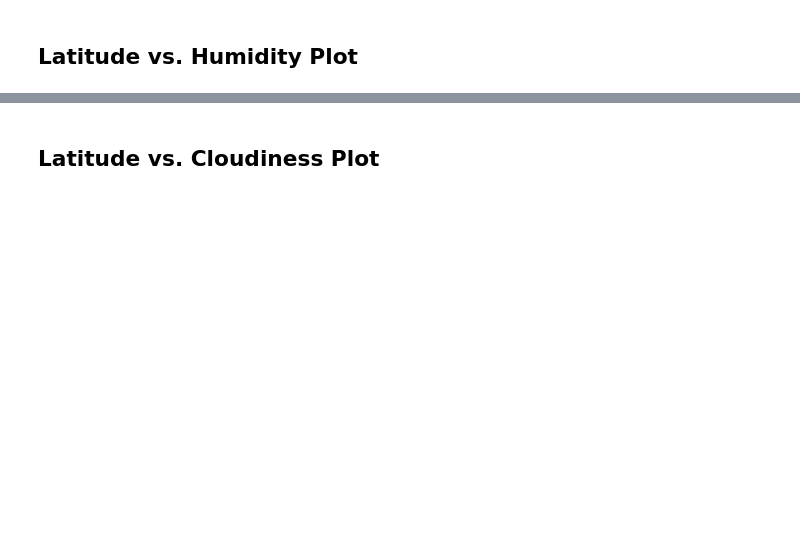
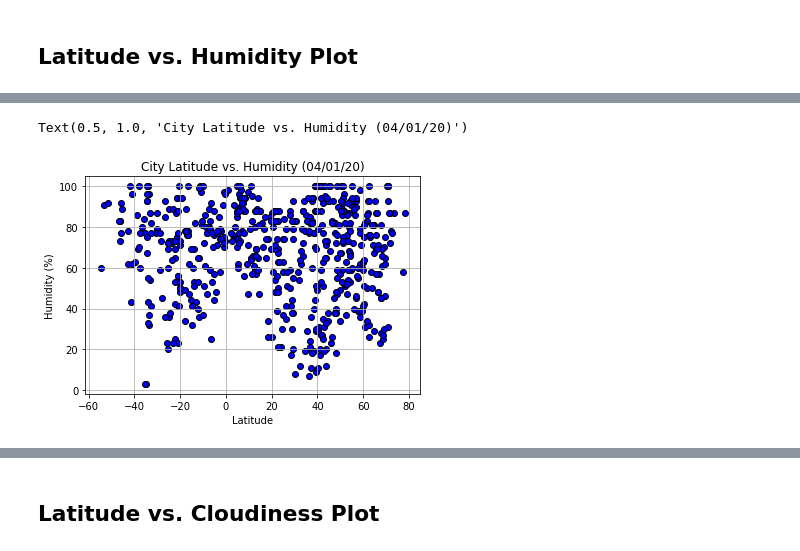
Before and after one commit to zachherington/python-api-challenge, a Jupyter notebook: Homework/starter_code/WeatherPy_hw_submission.ipynb, the cells around one changed output, grey strips where cells are left out. Drawn from its saved outputs; the diff is of its cells as text; code cells hidden in the pictures; blank space fills up the shorter version.

```diff
--- a/Homework/starter_code/WeatherPy_hw_submission.ipynb
+++ b/Homework/starter_code/WeatherPy_hw_submission.ipynb
@@ -148,0 +209,11 @@ Int64Index([], dtype='int64')
+# %%
+# Fig #1: Temperature vs. Latitude
+
+plt.scatter(citydf['Latitude'],citydf['Humidity (%)'], c = 'b', edgecolor = 'k')
+plt.grid()
+plt.xlabel('Latitude')
+plt.ylabel('Humidity (%)')
+plt.title(f'City Latitude vs. Humidity (04/01/20)')
+# %% [output]
+Text(0.5, 1.0, 'City Latitude vs. Humidity (04/01/20)')
+[figure, added]
```
Also changed, not shown: parts of 42 cells of this notebook, 24 other files.
